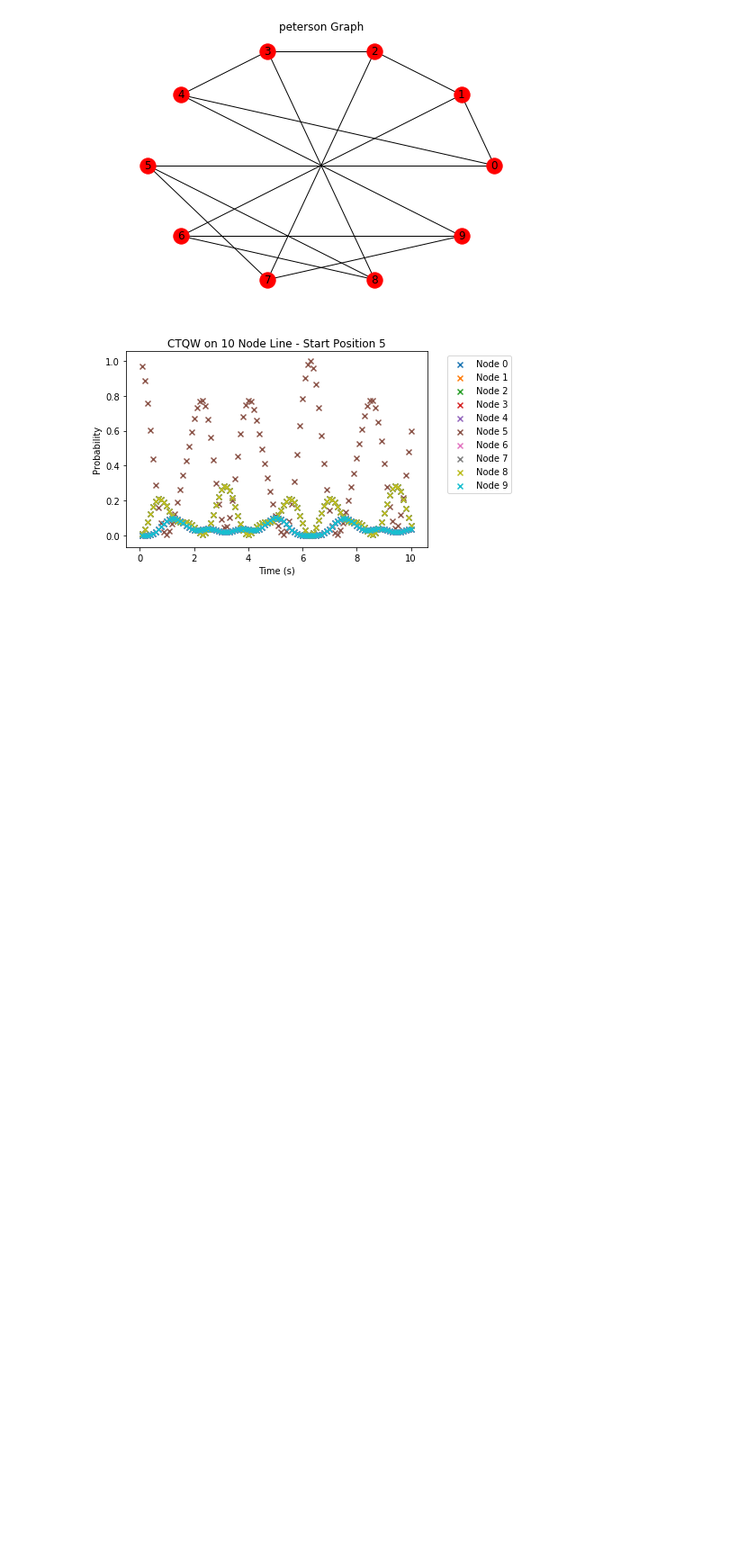
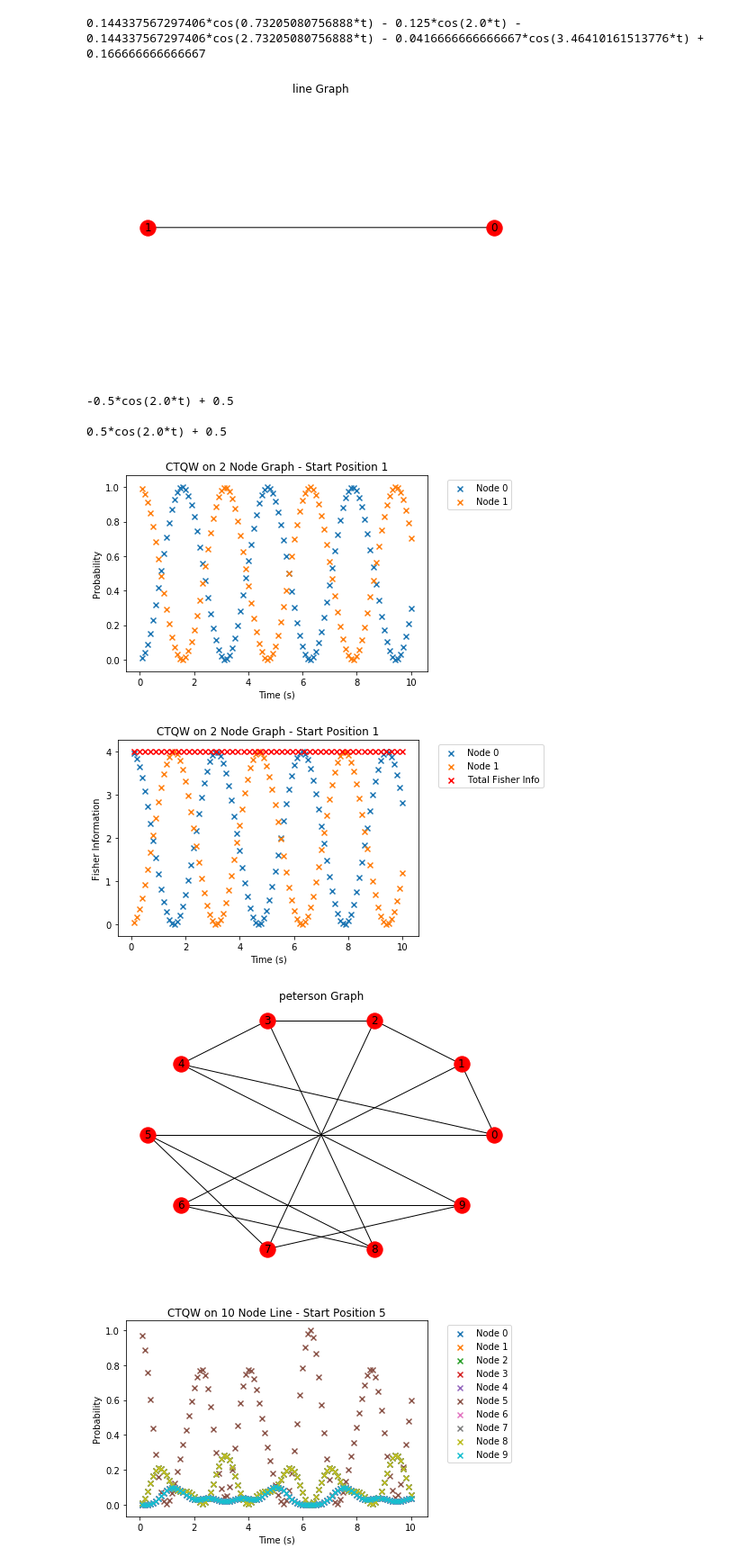
Before and after one commit to gmitchener/quantum_project, a Jupyter notebook: CTQW_notebook.ipynb, the cells around one changed output. Shown at 90% size. Saved outputs shown, nothing was run; the diff lists cells and outputs as text; code cells hidden in the pictures; blank space fills up the shorter version.

```diff
--- a/CTQW_notebook.ipynb
+++ b/CTQW_notebook.ipynb
@@ -247,3 +275,23 @@ def plot_fisher(fish,prob_dis,fish_dis,tend,N,S):
+# %%
+probs_dis[0]
+# %% [output]
+0.144337567297406*cos(0.73205080756888*t) - 0.125*cos(2.0*t) - 0.144337567297406*cos(2.73205080756888*t) - 0.0416666666666667*cos(3.46410161513776*t) + 0.166666666666667
+# %%
+N = 2
+S = 1
+plot_graph(line,N)
+fish, probs_dis, fish_dis = fisher(N,S,line)
+print(probs_dis[0])
+print()
+print(probs_dis[1])
+plot_fisher(fish,probs_dis,fish_dis,10,N,S)
+# %% [output]
+[figure, added]
+-0.5*cos(2.0*t) + 0.5
+
+0.5*cos(2.0*t) + 0.5
+[figure, added]
+[figure, added]
 # %%
 N = 10
 S = 5
```
Also changed, not shown: parts of 6 cells of this notebook, 8 other files.
